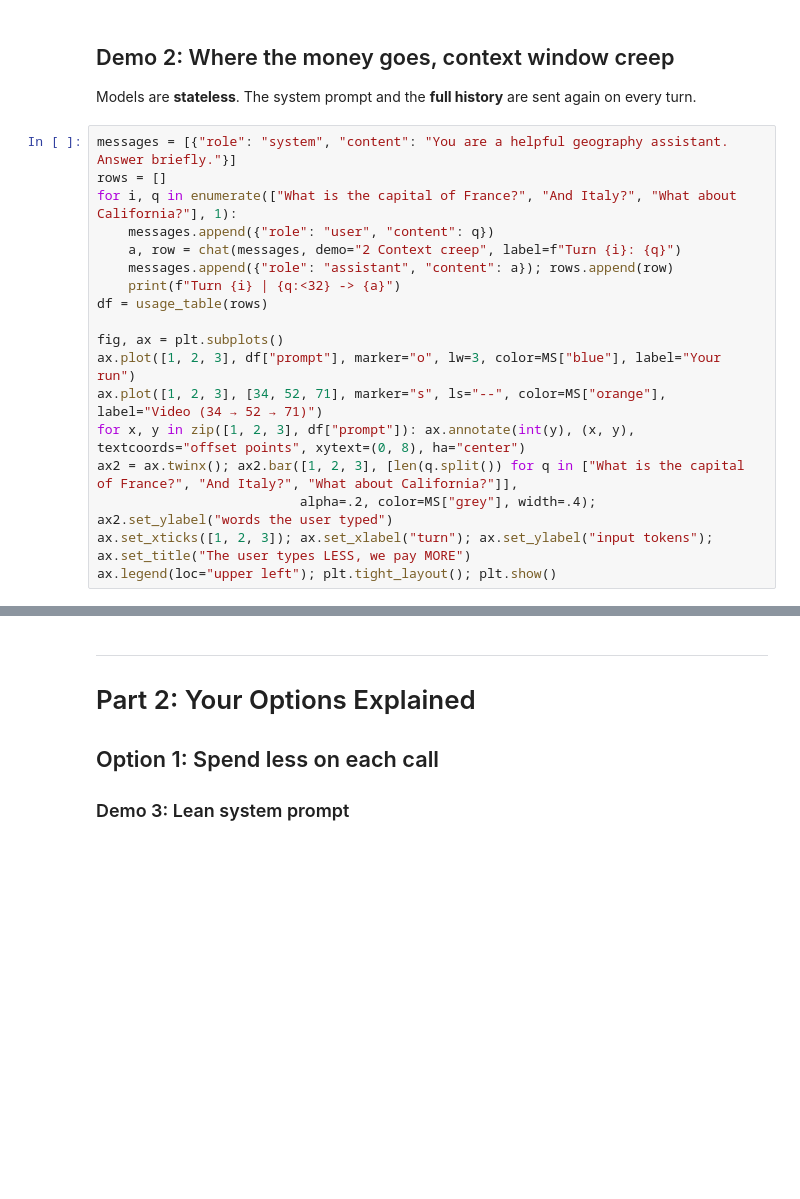
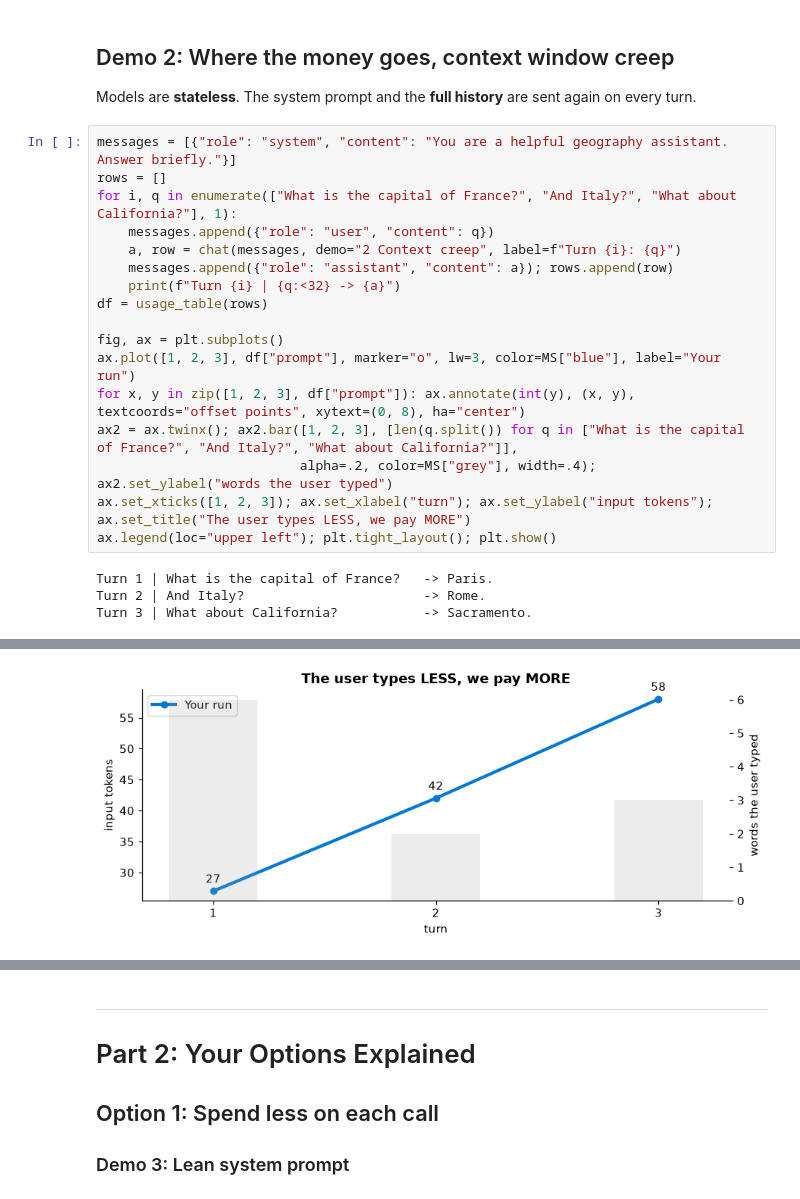
Before and after one commit to ewouds/tokenomics, a Jupyter notebook: Tokenomics-Demo.ipynb, the cells around one changed output, grey strips where cells are left out. Drawn from its saved outputs; the diff is of its cells as text; blank space fills up the shorter version.

```diff
--- a/Tokenomics-Demo.ipynb
+++ b/Tokenomics-Demo.ipynb
@@ -179,9 +176,12 @@ df = usage_table(rows)
 
 fig, ax = plt.subplots()
 ax.plot([1, 2, 3], df["prompt"], marker="o", lw=3, color=MS["blue"], label="Your run")
-ax.plot([1, 2, 3], [34, 52, 71], marker="s", ls="--", color=MS["orange"], label="Video (34 → 52 → 71)")
 for x, y in zip([1, 2, 3], df["prompt"]): ax.annotate(int(y), (x, y), textcoords="offset points", xytext=(0, 8), ha="center")
 ax2 = ax.twinx(); ax2.bar([1, 2, 3], [len(q.split()) for q in ["What is the capital of France?", "And Italy?", "What about California?"]],
                           alpha=.2, color=MS["grey"], width=.4); ax2.set_ylabel("words the user typed")
 ax.set_xticks([1, 2, 3]); ax.set_xlabel("turn"); ax.set_ylabel("input tokens"); ax.set_title("The user types LESS, we pay MORE")
 ax.legend(loc="upper left"); plt.tight_layout(); plt.show()
+# %% [output]
+Turn 1 | What is the capital of France?   -> Paris.
+Turn 2 | And Italy?                       -> Rome.
+Turn 3 | What about California?           -> Sacramento.
@@ -188,3 +192,4 @@ ax.legend(loc="upper left"); plt.tight_layout(); plt.show()
+[figure, added]
 # %%
 # What was actually sent on the last turn:
 print(json.dumps(messages[:-1], indent=2))
```
Also changed, not shown: parts of 24 cells of this notebook, 1 other file.
